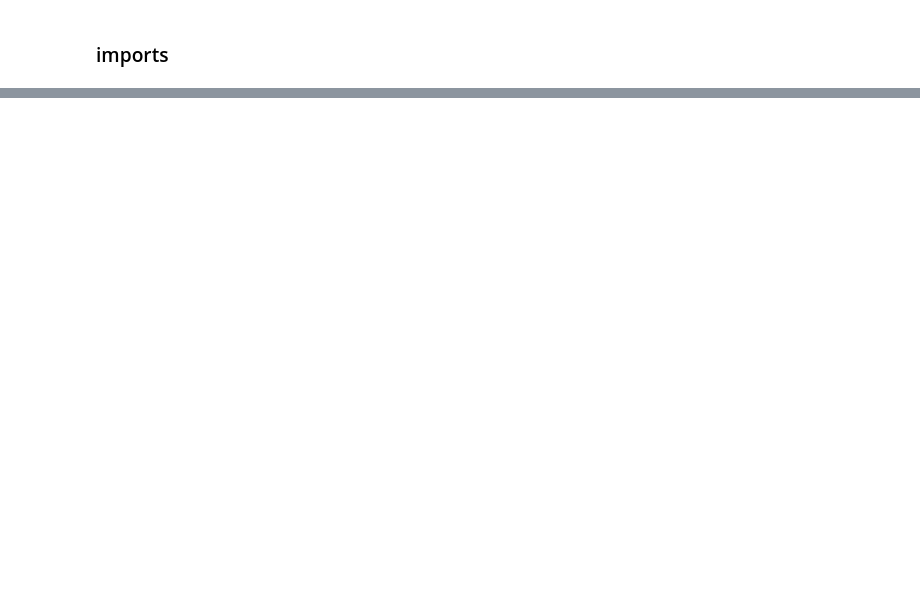
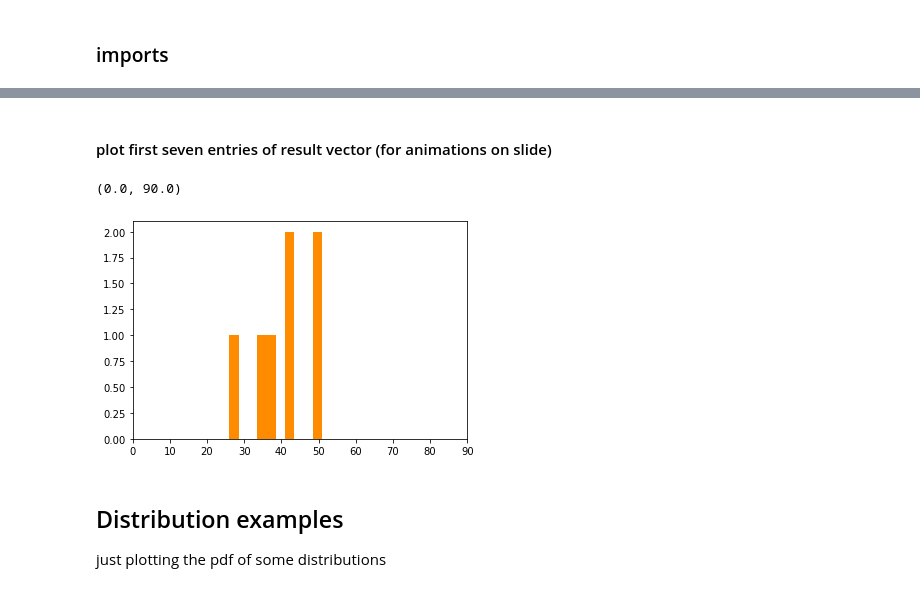
Before and after one commit to nilsdi/MC_Pi, a Jupyter notebook: Nils_Pi.ipynb, the cells around one changed output, grey strips where cells are left out. Saved outputs shown, nothing was run; the diff lists cells and outputs as text; code cells hidden in the pictures; blank space fills up the shorter version.

```diff
--- a/Nils_Pi.ipynb
+++ b/Nils_Pi.ipynb
@@ -72,0 +106,12 @@ out of a total of 10000 points 7848 were in the cirle. => Pi estimate is 3.1392
+# %%
+
+
+A10b = []
+
+for i, (a01, a10a) in tqdm(enumerate(zip(A01,A10a))):
+    if i<20:
+        print(f'A01 is {np.round(a01)}, A10a is {np.round(a10a)} and therefore A10b is {np.round(a01)-np.round(a10a)}.')
+    A10b.append(a01-a10a)
+
+plt.figure()
+n, bins, patches = plt.hist(A10b, color = 'darkorange', bins = 'auto')
@@ -72,0 +140,11 @@ out of a total of 10000 points 7848 were in the cirle. => Pi estimate is 3.1392
+# %% [markdown]
+#### plot first seven entries of result vector (for animations on slide)
+# %%
+n, bins, patches = plt.hist(np.round(A10b[0:7]), color = 'darkorange')
+plt.xlim(0,90)
+# %% [output]
+(0.0, 90.0)
+[figure, added]
+# %% [markdown]
+## Distribution examples
+just plotting the pdf of some distributions
```
Also changed, not shown: parts of 30 cells of this notebook.
